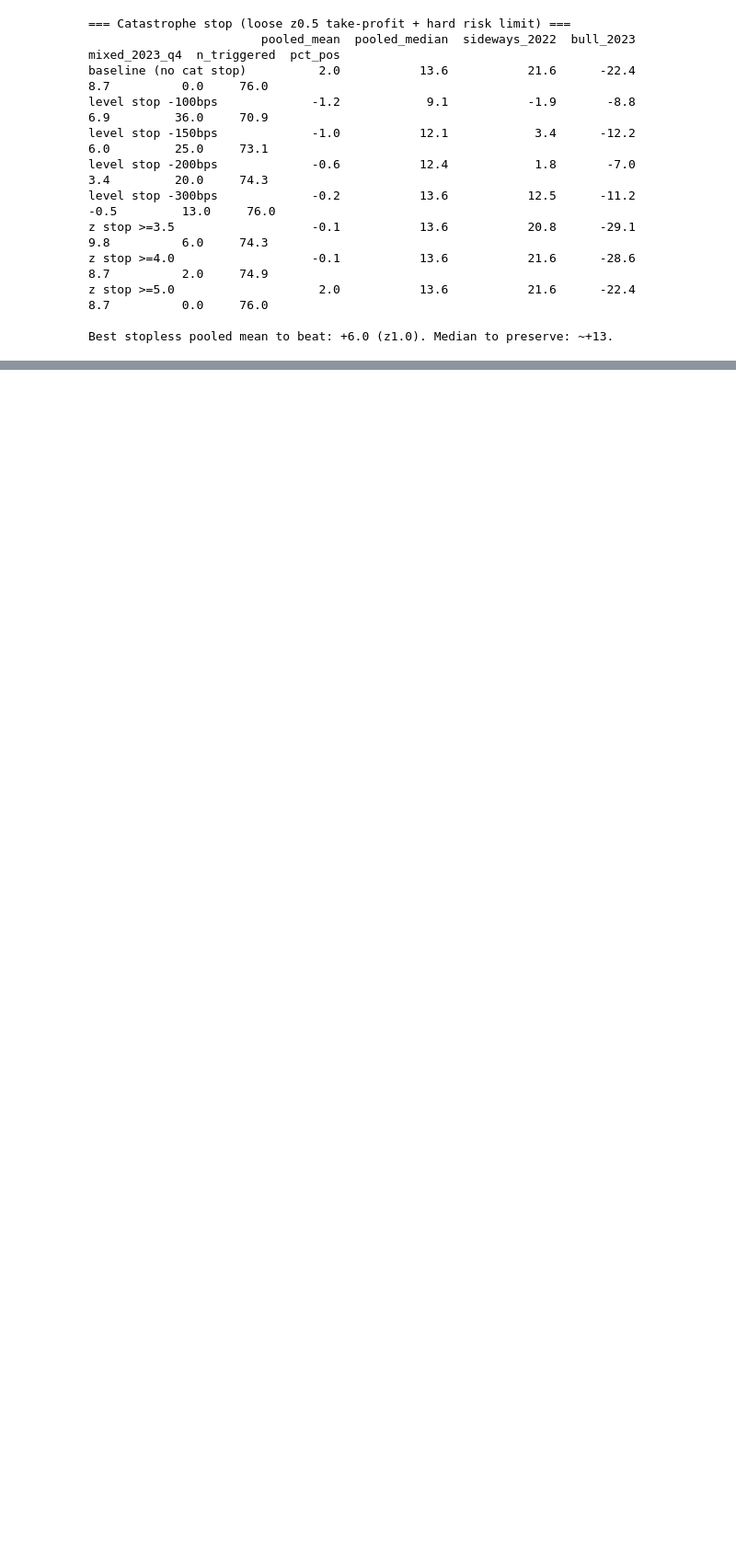
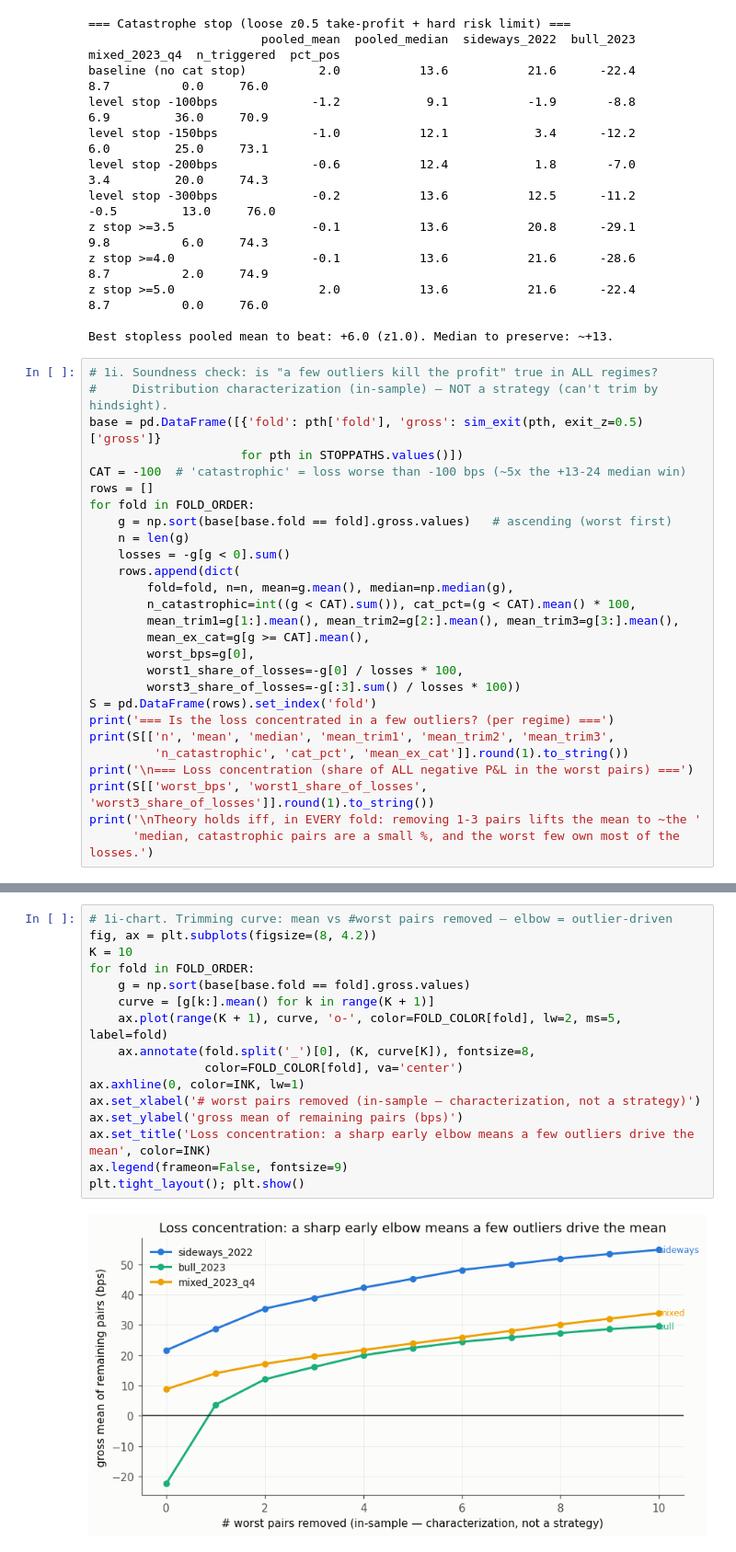
Before and after one commit to gcrosti/lumibob, a Jupyter notebook: notebooks/pass_a_v3_score_signal_retroactive.ipynb, the cells around one changed output, grey strips where cells are left out. Shown at 92% size. Drawn from its saved outputs; the diff is of its cells as text; blank space fills up the shorter version.

```diff
--- a/notebooks/pass_a_v3_score_signal_retroactive.ipynb
+++ b/notebooks/pass_a_v3_score_signal_retroactive.ipynb
@@ -892,3 +892,30 @@ z stop >=4.0                   -0.1           13.6           21.6      -28.6
 z stop >=5.0                    2.0           13.6           21.6      -22.4            8.7          0.0     76.0
 
 Best stopless pooled mean to beat: +6.0 (z1.0). Median to preserve: ~+13.
+# %%
+# 1i. Soundness check: is "a few outliers kill the profit" true in ALL regimes?
+#     Distribution characterization (in-sample) — NOT a strategy (can't trim by hindsight).
+base = pd.DataFrame([{'fold': pth['fold'], 'gross': sim_exit(pth, exit_z=0.5)['gross']}
+                     for pth in STOPPATHS.values()])
+CAT = -100  # 'catastrophic' = loss worse than -100 bps (~5x the +13-24 median win)
+rows = []
+for fold in FOLD_ORDER:
+    g = np.sort(base[base.fold == fold].gross.values)   # ascending (worst first)
+    n = len(g)
+    losses = -g[g < 0].sum()
+    rows.append(dict(
+        fold=fold, n=n, mean=g.mean(), median=np.median(g),
+        n_catastrophic=int((g < CAT).sum()), cat_pct=(g < CAT).mean() * 100,
+        mean_trim1=g[1:].mean(), mean_trim2=g[2:].mean(), mean_trim3=g[3:].mean(),
+        mean_ex_cat=g[g >= CAT].mean(),
+        worst_bps=g[0],
+        worst1_share_of_losses=-g[0] / losses * 100,
+        worst3_share_of_losses=-g[:3].sum() / losses * 100))
+S = pd.DataFrame(rows).set_index('fold')
+print('=== Is the loss concentrated in a few outliers? (per regime) ===')
+print(S[['n', 'mean', 'median', 'mean_trim1', 'mean_trim2', 'mean_trim3',
+         'n_catastrophic', 'cat_pct', 'mean_ex_cat']].round(1).to_string())
+print('\n=== Loss concentration (share of ALL negative P&L in the worst pairs) ===')
+print(S[['worst_bps', 'worst1_share_of_losses', 'worst3_share_of_losses']].round(1).to_string())
+print('\nTheory holds iff, in EVERY fold: removing 1-3 pairs lifts the mean to ~the '
+      'median, catastrophic pairs are a small %, and the worst few own most of the losses.')
@@ -895,3 +938,21 @@ Best stopless pooled mean to beat: +6.0 (z1.0). Median to preserve: ~+13.
+# %%
+# 1i-chart. Trimming curve: mean vs #worst pairs removed — elbow = outlier-driven
+fig, ax = plt.subplots(figsize=(8, 4.2))
+K = 10
+for fold in FOLD_ORDER:
+    g = np.sort(base[base.fold == fold].gross.values)
+    curve = [g[k:].mean() for k in range(K + 1)]
+    ax.plot(range(K + 1), curve, 'o-', color=FOLD_COLOR[fold], lw=2, ms=5, label=fold)
+    ax.annotate(fold.split('_')[0], (K, curve[K]), fontsize=8,
+                color=FOLD_COLOR[fold], va='center')
+ax.axhline(0, color=INK, lw=1)
+ax.set_xlabel('# worst pairs removed (in-sample — characterization, not a strategy)')
+ax.set_ylabel('gross mean of remaining pairs (bps)')
+ax.set_title('Loss concentration: a sharp early elbow means a few outliers drive the mean', color=INK)
+ax.legend(frameon=False, fontsize=9)
+plt.tight_layout(); plt.show()
+# %% [output]
+[figure, added]
 # %% [markdown]
 ## Phase 1 verdict — NO-GO on the exit redesign
 
```
Also changed, not shown: parts of 1 cell of this notebook.
